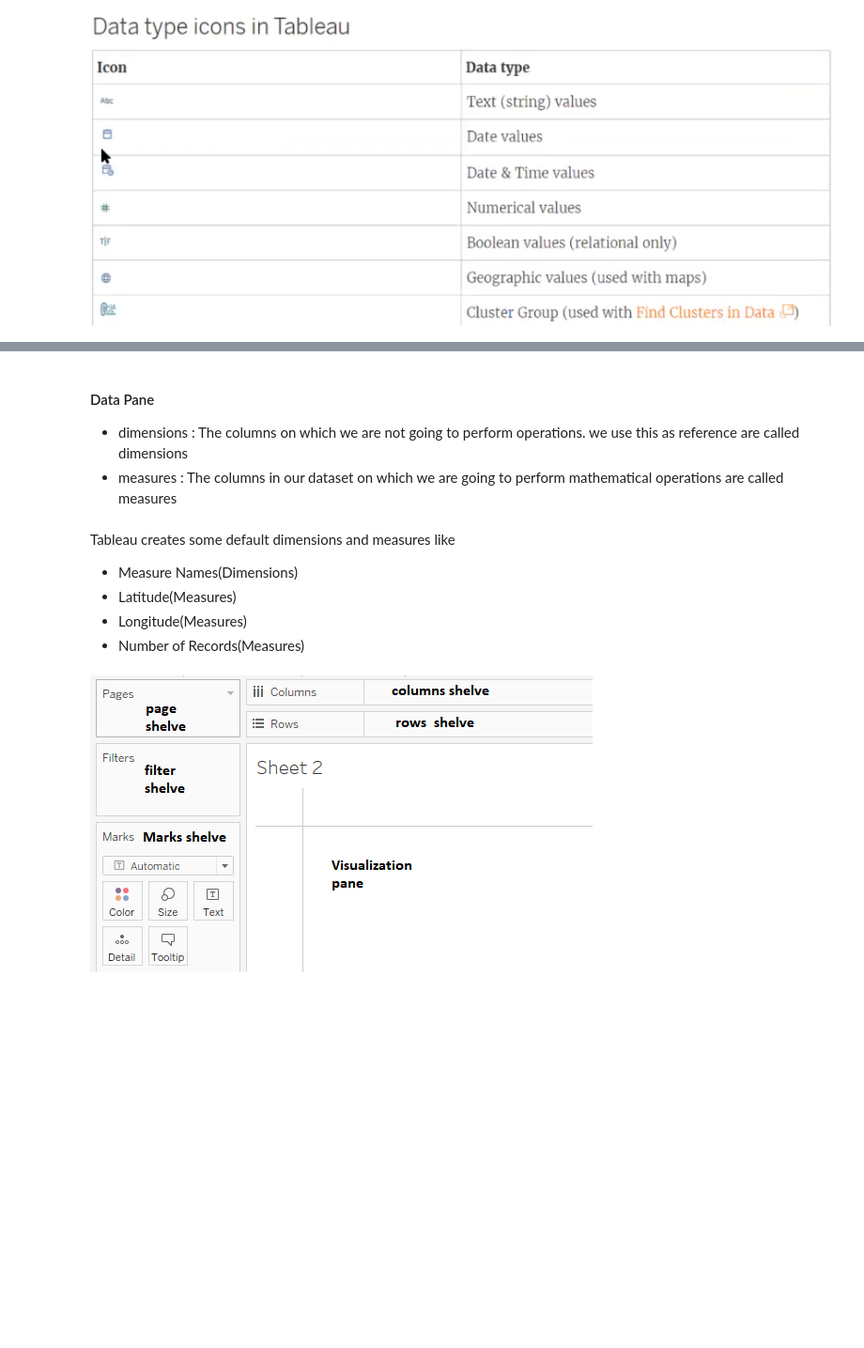
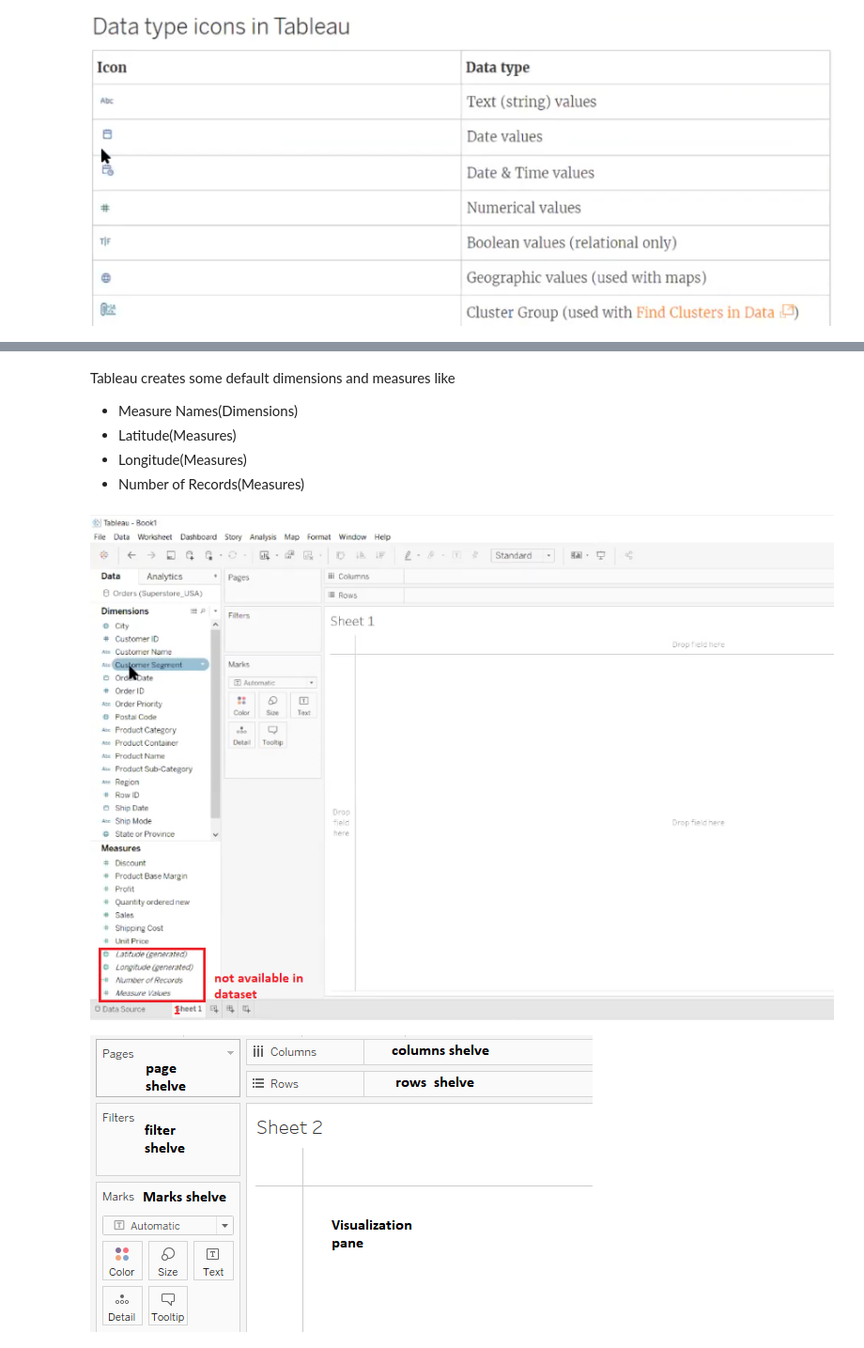
Before and after one commit to pavanpuppala0346/12.BITools, a Jupyter notebook: 1_Tableau_Intro.ipynb, the cells around one changed output, grey strips where cells are left out. Shown at 94% size. Drawn from its saved outputs; the diff is of its cells as text; code cells hidden in the pictures; blank space fills up the shorter version.

```diff
--- a/1_Tableau_Intro.ipynb
+++ b/1_Tableau_Intro.ipynb
@@ -134,13 +150,14 @@ Image("E:/code/12.BITools/img/t6.png")
-# %% [markdown]
-#### Data Pane
-- dimensions : The columns on which we are not going to perform operations. we use this as reference are called dimensions
-- measures : The columns in our dataset on which we are going to perform mathematical operations are called measures
 # %% [markdown]
 Tableau creates some default dimensions and measures like
 - Measure Names(Dimensions)
 - Latitude(Measures)
 - Longitude(Measures)
 - Number of Records(Measures)
+# %%
+from IPython.display import Image
+Image("E:/code/12.BITools/img/t12.png")
+# %% [output]
+[figure, added]
 # %%
 from IPython.display import Image
 Image("E:/code/12.BITools/img/t7.png")
```
Also changed, not shown: parts of 12 cells of this notebook, 6 other files.
